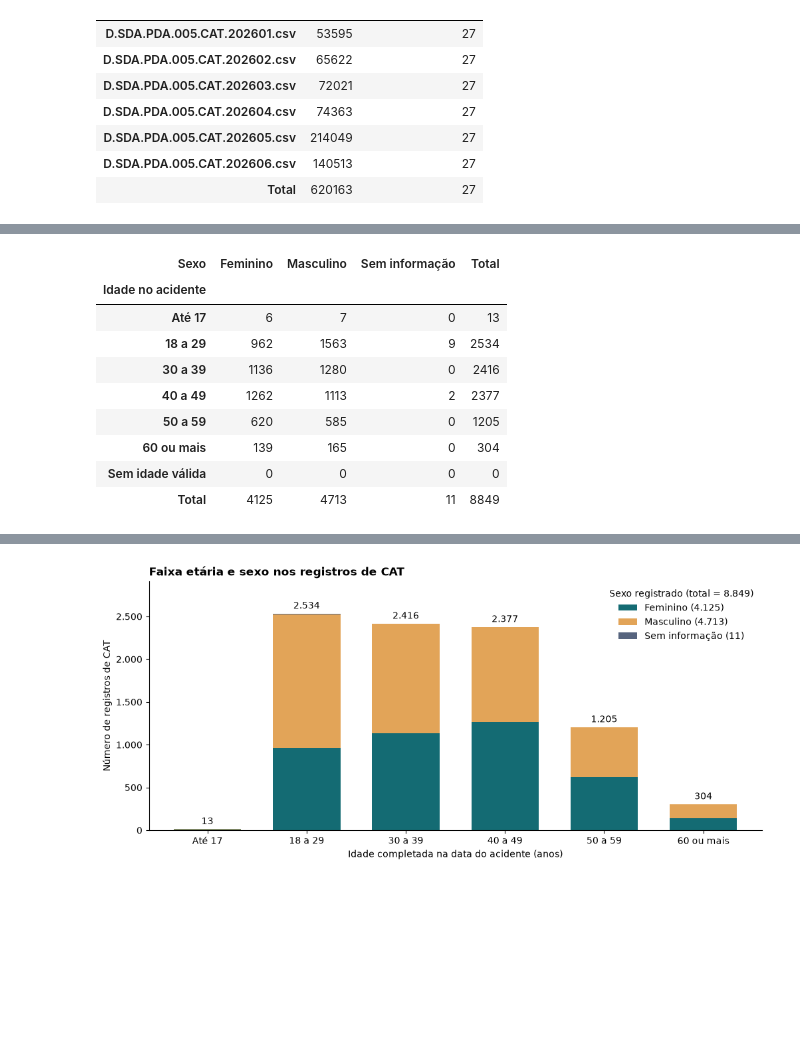
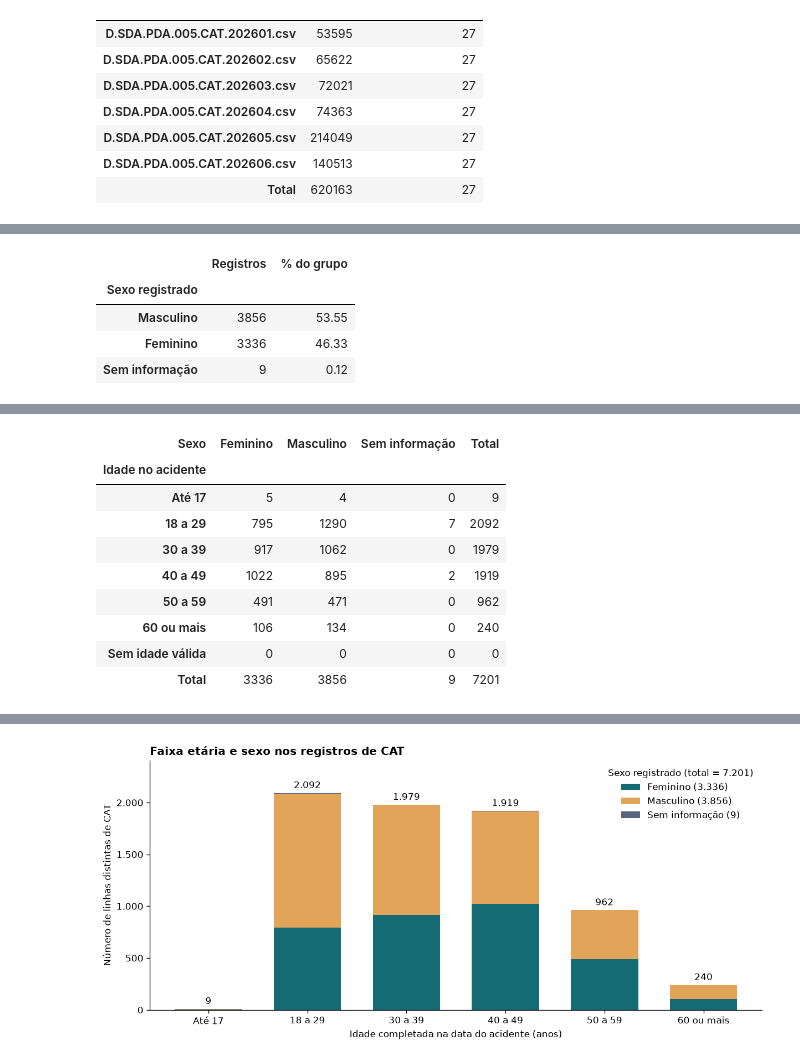
Before and after one commit to aristotelesfl/CD_CAT_2026, a Jupyter notebook: 01_analise_exploratoria.ipynb, the cells around one changed output, grey strips where cells are left out. Cells and saved outputs as stored; diff of their text form; code cells hidden in the pictures; blank space fills up the shorter version.

```diff
--- a/01_analise_exploratoria.ipynb
+++ b/01_analise_exploratoria.ipynb
@@ -174,9 +216,9 @@ populacao = pd.DataFrame({
 }).groupby(brutos["arquivo_origem"]).sum()
 populacao.loc["Total"] = populacao.sum()
 display(populacao)
-base = brutos.loc[selecao].copy()
-n = len(base)
-assert n == populacao.loc["Total", "Com data no semestre"]
+recorte_com_repeticoes = brutos.loc[selecao]
+n_bruto = len(recorte_com_repeticoes)
+assert n_bruto == populacao.loc["Total", "Com data no semestre"]
 # %% [output]
 |  | UF acidente CE | UF empregador CE | CE nos dois campos | Acidente CE e empregador DF | ... |
 | arquivo_origem |  |  |  |  | ... |
@@ -442,14 +489,0 @@ display(pd.concat(cobertura).set_index(["Referência", "Situação"]))
-# %%
-def categoria(serie, extras=()):
-    return serie.mask(serie.isin([*sem_classe, *extras]), "Sem informação")
-
-def comparar(serie):
-    geral = frequencia(serie).rename(columns={"Registros": "Todas as linhas", "% do grupo": "% de todas"})
-    distintas = frequencia(serie[uma_por_combinacao]).rename(
-        columns={"Registros": "Linhas distintas", "% do grupo": "% das distintas"})
-    return geral.join(distintas, how="outer").fillna(0)
-
-tipo = categoria(texto["tipo"])
-display(comparar(tipo).rename_axis("Tipo de acidente"))
-
-grafico_contagens(tipo.value_counts(), "Tipos de acidente registrados", n, altura=2.7)
@@ -462,0 +490,20 @@ grafico_contagens(tipo.value_counts(), "Tipos de acidente registrados", n, altur
+# %%
+def categoria(serie, extras=()):
+    marcadores_ausencia = [valor.lower() for valor in [*sem_classe, *extras]]
+    return serie.mask(serie.str.lower().isin(marcadores_ausencia), "Sem informação")
+
+
+def grupo_classificado(campo, marcador_zero):
+    codigo = texto[campo]
+    rotulo = base[campo + "_rotulo"].fillna("Rótulo sem correspondência")
+    return categoria(codigo + " · " + rotulo).mask(codigo.isin([*sem_classe, marcador_zero]), "Sem informação")
+
+def agrupar_principais(serie, limite=5):
+    frequentes = serie[serie.ne("Sem informação")].value_counts().head(limite).index
+    return serie.where(serie.isin([*frequentes, "Sem informação"]), "Demais categorias")
+
+cnae = grupo_classificado("cnae", "0000")
+cbo = grupo_classificado("cbo", "000000")
+parte = categoria(texto["parte_atingida"])
+lesao = categoria(texto["natureza_lesao"])
+tipo = categoria(texto["tipo"])
@@ -472,10 +525,13 @@ faixa = faixa.cat.add_categories(["Sem idade válida"]).fillna("Sem idade válid
 sexo = categoria(texto["sexo"], ["Indeterminado", "Não Informado"])
 perfil_sexo = pd.crosstab(faixa.rename("Idade no acidente"), sexo.rename("Sexo"), dropna=False,
                           margins=True, margins_name="Total")
+display(frequencia(sexo).rename_axis("Sexo registrado"))
+display(frequencia(faixa).reindex([*faixas, "Sem idade válida"]).rename_axis("Faixa etária"))
 display(perfil_sexo)
 display(pd.DataFrame({
     "Registros": [n], "Idades válidas": [idade.count()],
     "Mínima (anos)": [idade.min()], "Mediana (anos)": [idade.median()], "Máxima (anos)": [idade.max()],
+    "Nascimentos com data ilegível ou ausente": [nascimento.isna().sum()],
     "Nascimentos posteriores ao acidente": [nascimento.gt(ocorrencia).sum()],
 }))
 
@@ -487,7 +543,7 @@ por_idade.plot.bar(ax=ax, stacked=True, rot=0, width=0.68,
 totais_idade = por_idade.sum(axis=1)
 ax.bar_label(ax.containers[-1], labels=[inteiro_br(v) for v in totais_idade], padding=3)
 ax.set_ylim(0, totais_idade.max() * 1.15)
-ax.set(xlabel="Idade completada na data do acidente (anos)", ylabel="Número de registros de CAT")
+ax.set(xlabel="Idade completada na data do acidente (anos)", ylabel="Número de linhas distintas de CAT")
 ax.set_title("Faixa etária e sexo nos registros de CAT", loc="left", fontweight="bold")
 ax.yaxis.set_major_formatter(lambda valor, pos: inteiro_br(valor))
 ax.legend(title=f"Sexo registrado (total = {inteiro_br(n)})",
@@ -496,13 +552,8 @@ ax.legend(title=f"Sexo registrado (total = {inteiro_br(n)})",
 ax.spines[["top", "right"]].set_visible(False)
 plt.show()
 # %% [output]
-| Sexo | Feminino | Masculino | Sem informação | Total |
-| Idade no acidente |  |  |  |  |
-| Até 17 | 6 | 7 | 0 | 13 |
-| 18 a 29 | 962 | 1563 | 9 | 2534 |
-| 30 a 39 | 1136 | 1280 | 0 | 2416 |
-| 40 a 49 | 1262 | 1113 | 2 | 2377 |
-| 50 a 59 | 620 | 585 | 0 | 1205 |
-| 60 ou mais | 139 | 165 | 0 | 304 |
-| Sem idade válida | 0 | 0 | 0 | 0 |
-| Total | 4125 | 4713 | 11 | 8849 |
+|  | Registros | % do grupo |
+| Sexo registrado |  |  |
+| Masculino | 3856 | 53.55 |
+| Feminino | 3336 | 46.33 |
+| Sem informação | 9 | 0.12 |
@@ -510,0 +569,10 @@ plt.show()
+| Sexo | Feminino | Masculino | Sem informação | Total |
+| Idade no acidente |  |  |  |  |
+| Até 17 | 5 | 4 | 0 | 9 |
+| 18 a 29 | 795 | 1290 | 7 | 2092 |
+| 30 a 39 | 917 | 1062 | 0 | 1979 |
+| 40 a 49 | 1022 | 895 | 2 | 1919 |
+| 50 a 59 | 491 | 471 | 0 | 962 |
+| 60 ou mais | 106 | 134 | 0 | 240 |
+| Sem idade válida | 0 | 0 | 0 | 0 |
+| Total | 3336 | 3856 | 9 | 7201 |
@@ -511 +581 @@ plt.show()
-[figure, old version]
+[figure, new version]
```
Also changed, not shown: parts of 39 cells of this notebook, 12 other files.
